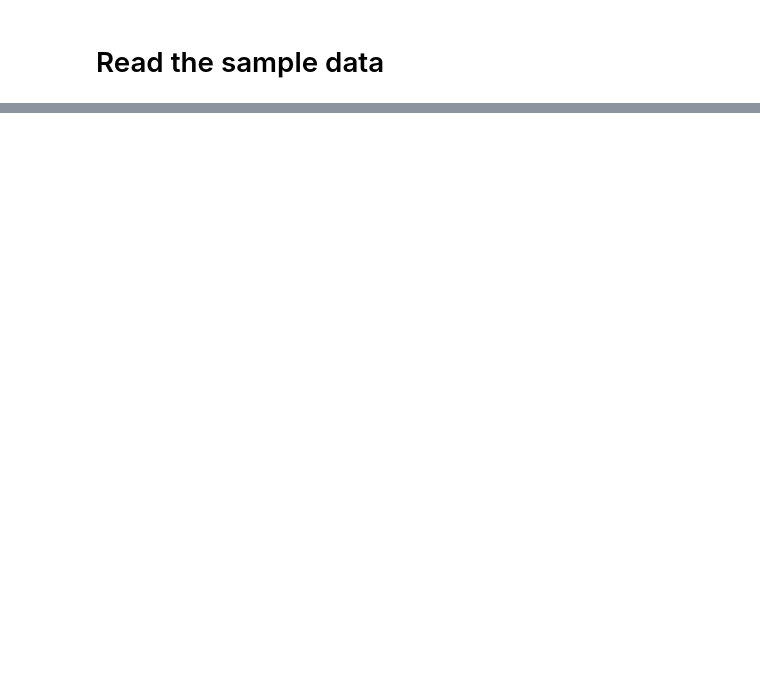
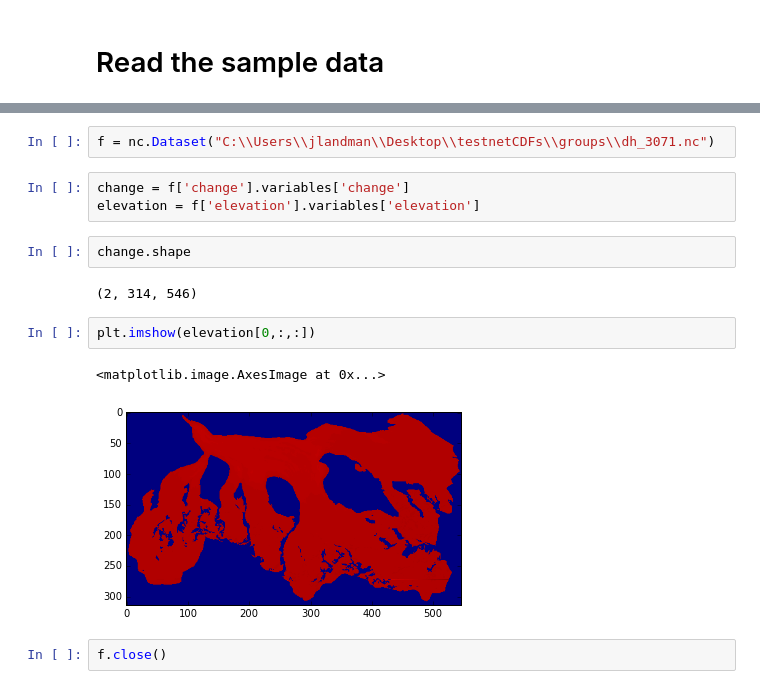
Before and after one commit to JohannesUIBK/glaciers-cci5, a Jupyter notebook: glaciers_cci5/Make_netCDF_geodetic_changes.ipynb, the cells around one changed output, grey strips where cells are left out. Saved outputs shown, nothing was run; the diff lists cells and outputs as text; blank space fills up the shorter version.

```diff
--- a/glaciers_cci5/Make_netCDF_geodetic_changes.ipynb
+++ b/glaciers_cci5/Make_netCDF_geodetic_changes.ipynb
@@ -122,0 +321,16 @@ root group (NETCDF4_CLASSIC data model, file format HDF5):
+# %%
+f = nc.Dataset("C:\\Users\\jlandman\\Desktop\\testnetCDFs\\groups\\dh_3071.nc")
+# %%
+change = f['change'].variables['change']
+elevation = f['elevation'].variables['elevation']
+# %%
+change.shape
+# %% [output]
+(2, 314, 546)
+# %%
+plt.imshow(elevation[0,:,:])
+# %% [output]
+<matplotlib.image.AxesImage at 0x...>
+[figure, added]
+# %%
+f.close()
```
Also changed, not shown: parts of 18 cells of this notebook.
